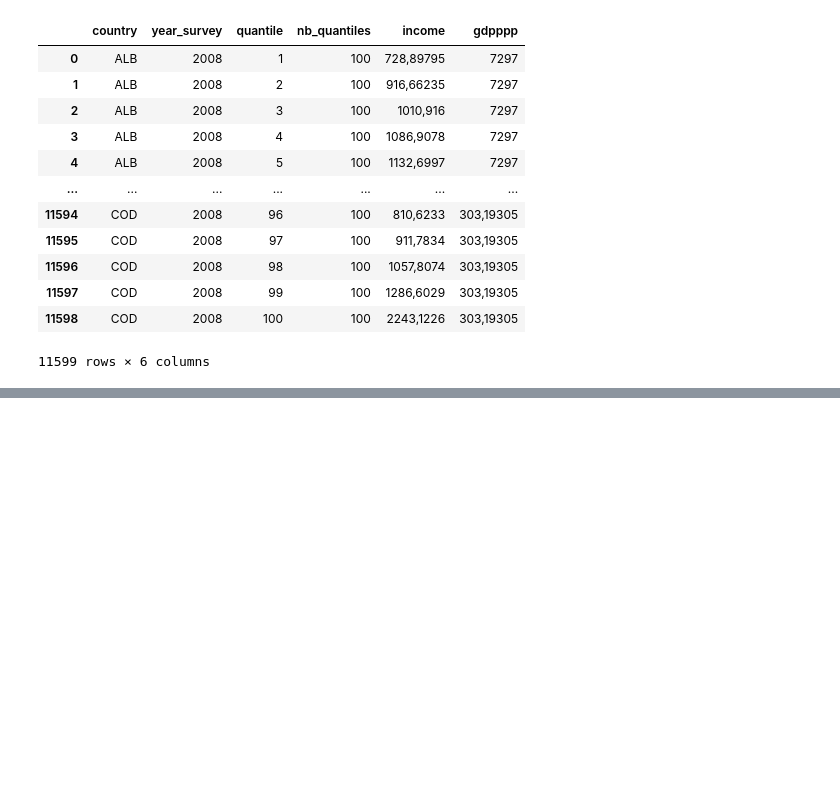
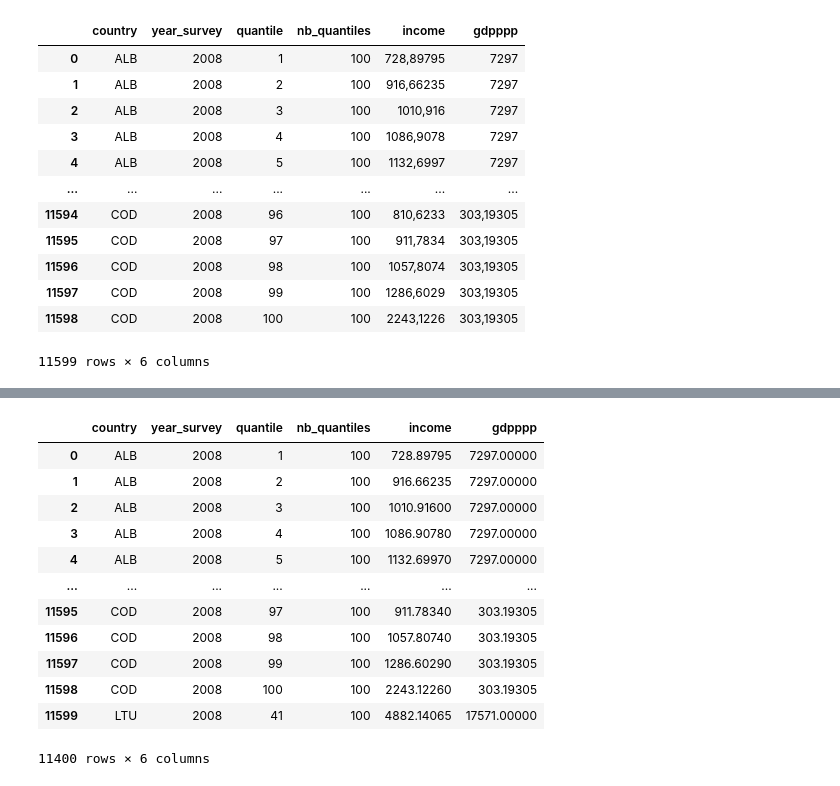
Before and after one commit to yassineBenHassoun/data-analysis-income-predict, a Jupyter notebook: app/jupyter/resources/project/mission_0.ipynb, the cells around one changed output, grey strips where cells are left out. Cells and saved outputs as stored; diff of their text form; code cells hidden in the pictures; blank space fills up the shorter version.

```diff
--- a/app/jupyter/resources/project/mission_0.ipynb
+++ b/app/jupyter/resources/project/mission_0.ipynb
@@ -202,0 +179,3 @@ memory usage: 543.8+ KB
+# %%
+if showMissGdp['gdpppp'].isnull().sum() > 0:
+    incomes.drop(showMissGdp.index, inplace=True)
@@ -202,0 +184,18 @@ memory usage: 543.8+ KB
+# %%
+incomes.reset_index()
+incomes.to_csv(data+ 'worldincome_clear.csv', index=False)
+incomes
+# %% [output]
+|  | country | year_survey | quantile | nb_quantiles | income | gdpppp |
+| 0 | ALB | 2008 | 1 | 100 | 728.89795 | 7297.00000 |
+| 1 | ALB | 2008 | 2 | 100 | 916.66235 | 7297.00000 |
+| 2 | ALB | 2008 | 3 | 100 | 1010.91600 | 7297.00000 |
+| 3 | ALB | 2008 | 4 | 100 | 1086.90780 | 7297.00000 |
+| 4 | ALB | 2008 | 5 | 100 | 1132.69970 | 7297.00000 |
+| ... | ... | ... | ... | ... | ... | ... |
+| 11595 | COD | 2008 | 97 | 100 | 911.78340 | 303.19305 |
+| 11596 | COD | 2008 | 98 | 100 | 1057.80740 | 303.19305 |
+| 11597 | COD | 2008 | 99 | 100 | 1286.60290 | 303.19305 |
+| 11598 | COD | 2008 | 100 | 100 | 2243.12260 | 303.19305 |
+| 11599 | LTU | 2008 | 41 | 100 | 4882.14065 | 17571.00000 |
+11400 rows × 6 columns
```
Also changed, not shown: parts of 45 cells of this notebook, 9 other files.
